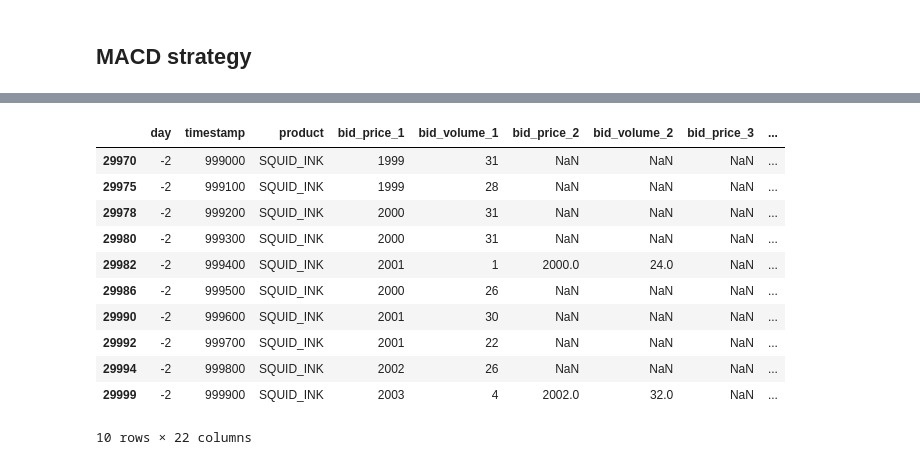
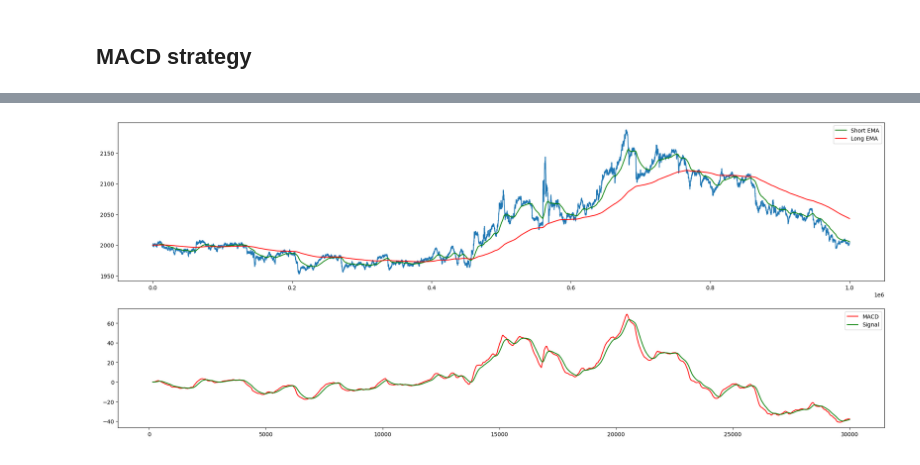
Before and after one commit to tommasomarrucci/IMC----Prosperity, a Jupyter notebook: TomTom.ipynb, the cells around one changed output, grey strips where cells are left out. Drawn from its saved outputs; the diff is of its cells as text; code cells hidden in the pictures.

```diff
--- a/TomTom.ipynb
+++ b/TomTom.ipynb
@@ -72,3 +72,39 @@ def plot_MACD(prices: pd.DataFrame, macd, signal, ema_short, ema_long):
     macd_ax.legend()
 
     plt.show()
+
+def analyze_product_MACD(prices, product_name, short_window, long_window, smoothing_window):
+    # Sort the overall prices DataFrame
+    prices.sort_values(["product", "timestamp"], inplace=True)
+
+    # Filter for the specific product and sort by timestamp
+    product_data = prices[prices["product"] == product_name].sort_values("timestamp")
+
+    # Calculate MACD components
+    macd, signal, ema_short, ema_long = calculate_MACD(
+        product_data, "mid_price", short_window, long_window, smoothing_window, 50
+    )
+
+    # Plot MACD
+    plot_MACD(product_data, macd, signal, ema_short, ema_long)
+
+    return macd, signal, ema_short, ema_long
+
+def generate_MACD_signals(product_data, ema_short, ema_long):
+    # Generate position: long (1) if ema_short > ema_long, short (-1) otherwise
+    product_data["position"] = np.where(ema_short > ema_long, 1, -1)
+
+    # Calculate daily returns
+    product_data["ret"] = product_data["mid_price"].pct_change()
+
+    # Calculate strategy returns
+    product_data["strategy_ret"] = product_data["ret"] * product_data["position"].shift(1)
+
+    # Calculate cumulative strategy returns
+    product_data["cum_strategy_ret"] = (1 + product_data["strategy_ret"]).cumprod()
+
+    # Identify entry and exit points
+    product_data["is_entry_point"] = (product_data["position"] == 1) & (product_data["position"].shift(1) == -1)
+    product_data["is_exit_point"] = (product_data["position"] == -1) & (product_data["position"].shift(1) == 1)
+
+    return product_data
@@ -108,26 +111,13 @@ SQUID_INK.tail(10)
-# %%
-entry_points = SQUID_INK["long"] != SQUID_INK["long"].shift(1)
-SQUID_INK["is_entry_point"] = np.all(
-    [SQUID_INK["long"] == True, SQUID_INK["long"].shift(1) == False], axis=0
-)
-SQUID_INK["is_exit_point"] = np.all(
-    [SQUID_INK["long"] == False, SQUID_INK["long"].shift(1) == True], axis=0
-)
-
-SQUID_INK.tail(10)
-# %% [output]
-|  | day | timestamp | product | bid_price_1 | bid_volume_1 | bid_price_2 | bid_volume_2 | bid_price_3 | ... |
-| 29970 | -2 | 999000 | SQUID_INK | 1999 | 31 | NaN | NaN | NaN | ... |
-| 29975 | -2 | 999100 | SQUID_INK | 1999 | 28 | NaN | NaN | NaN | ... |
-| 29978 | -2 | 999200 | SQUID_INK | 2000 | 31 | NaN | NaN | NaN | ... |
-| 29980 | -2 | 999300 | SQUID_INK | 2000 | 31 | NaN | NaN | NaN | ... |
-| 29982 | -2 | 999400 | SQUID_INK | 2001 | 1 | 2000.0 | 24.0 | NaN | ... |
-| 29986 | -2 | 999500 | SQUID_INK | 2000 | 26 | NaN | NaN | NaN | ... |
-| 29990 | -2 | 999600 | SQUID_INK | 2001 | 30 | NaN | NaN | NaN | ... |
-| 29992 | -2 | 999700 | SQUID_INK | 2001 | 22 | NaN | NaN | NaN | ... |
-| 29994 | -2 | 999800 | SQUID_INK | 2002 | 26 | NaN | NaN | NaN | ... |
-| 29999 | -2 | 999900 | SQUID_INK | 2003 | 4 | 2002.0 | 32.0 | NaN | ... |
-10 rows × 22 columns
+# %%
+SHORT_WINDOW = 200
+LONG_WINDOW = 1500
+SMOOTHING_WINDOW = 100
+
+macd, signal, ema_short, ema_long = analyze_product_MACD(
+    prices, "SQUID_INK", SHORT_WINDOW, LONG_WINDOW, SMOOTHING_WINDOW
+)
+# %% [output]
+[figure, added]
 # %%
 def plot_trades(data: pd.DataFrame, from_timestamp: int):
     fig, ax = plt.subplots(figsize=(22, 5))
```
Also changed, not shown: parts of 4 cells of this notebook, 7 other files.
